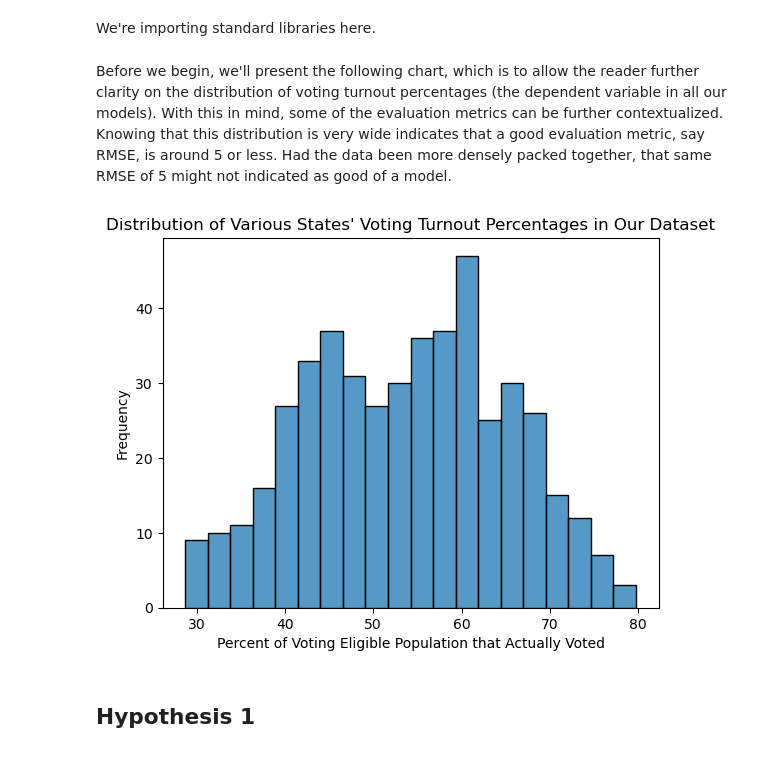
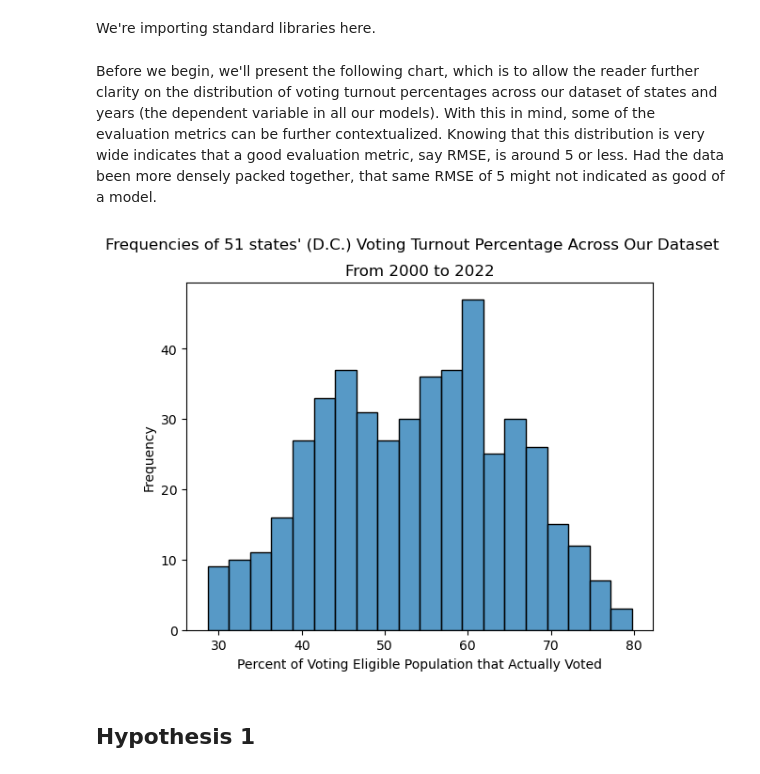
Before and after one commit to nikhilc52/info2950, a Jupyter notebook: ElectionDemographicsPhaseIV.ipynb, the cells around one changed output. Cells and saved outputs as stored; diff of their text form; code cells hidden in the pictures.

```diff
--- a/ElectionDemographicsPhaseIV.ipynb
+++ b/ElectionDemographicsPhaseIV.ipynb
@@ -119,19 +119,20 @@ from scipy.stats.mstats import zscore
 from sklearn.model_selection import train_test_split, KFold
 from sklearn.metrics import root_mean_squared_error, mean_absolute_error
 # %% [markdown]
-Before we begin, we'll present the following chart, which is to allow the reader further clarity on the distribution of voting turnout percentages (the dependent variable in all our models). With this in mind, some of the evaluation metrics can be further contextualized. Knowing that this distribution is very wide indicates that a good evaluation metric, say RMSE, is around 5 or less. Had the data been more densely packed together, that same RMSE of 5 might not indicated as good of a model.
+Before we begin, we'll present the following chart, which is to allow the reader further clarity on the distribution of voting turnout percentages across our dataset of states and years (the dependent variable in all our models). With this in mind, some of the evaluation metrics can be further contextualized. Knowing that this distribution is very wide indicates that a good evaluation metric, say RMSE, is around 5 or less. Had the data been more densely packed together, that same RMSE of 5 might not indicated as good of a model.
 # %%
 #read in the data
 demographics = pd.read_csv('data/election_demographics_final.csv', index_col=False)
 
 #histogram plot
 sns.histplot(demographics['PercentVotingEligibleVotes'], bins=20)
-plt.title('Distribution of Various States\' Voting Turnout Percentages in Our Dataset')
+plt.title('From 2000 to 2022')
+plt.suptitle('Frequencies of 51 states\' (D.C.) Voting Turnout Percentage Across Our Dataset')
 plt.ylabel('Frequency')
 plt.xlabel('Percent of Voting Eligible Population that Actually Voted')
 plt.show()
 # %% [output]
-[figure, old version]
+[figure, new version]
 # %% [markdown]
 ## Hypothesis 1
 # %% [markdown]
```
Also changed, not shown: parts of 7 cells of this notebook.
